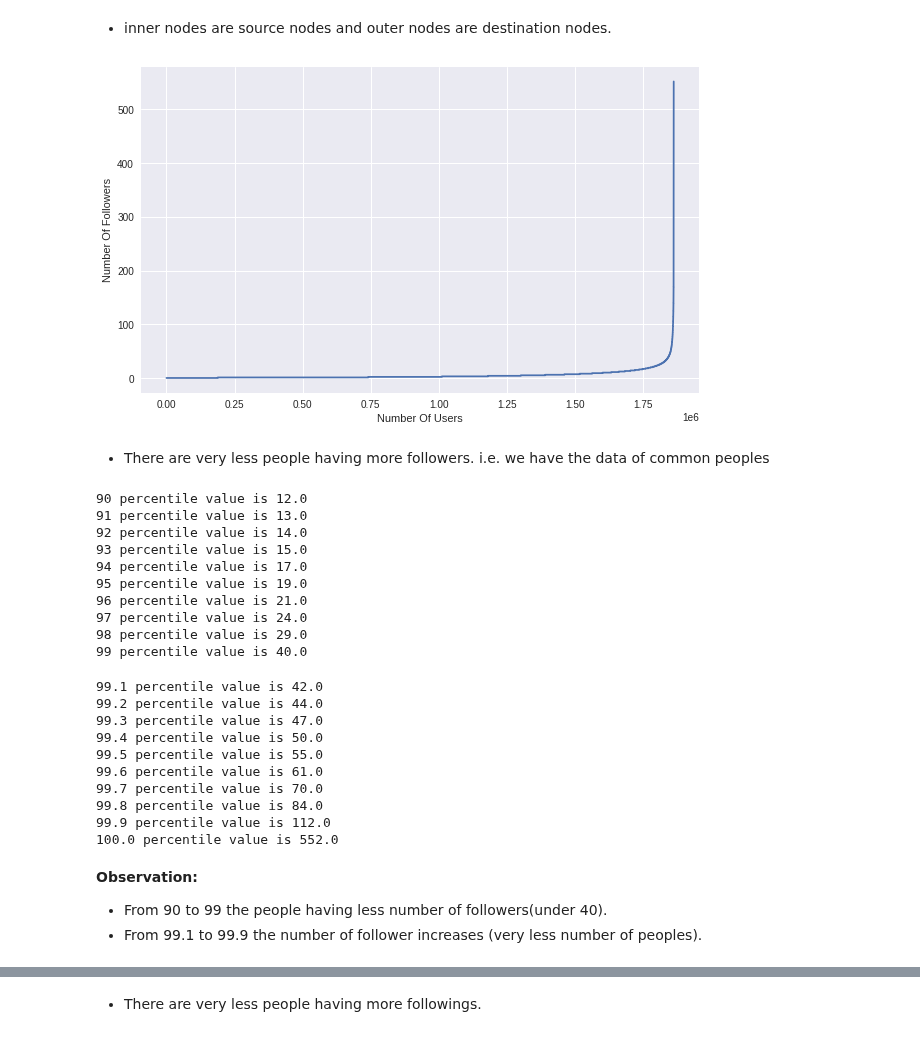
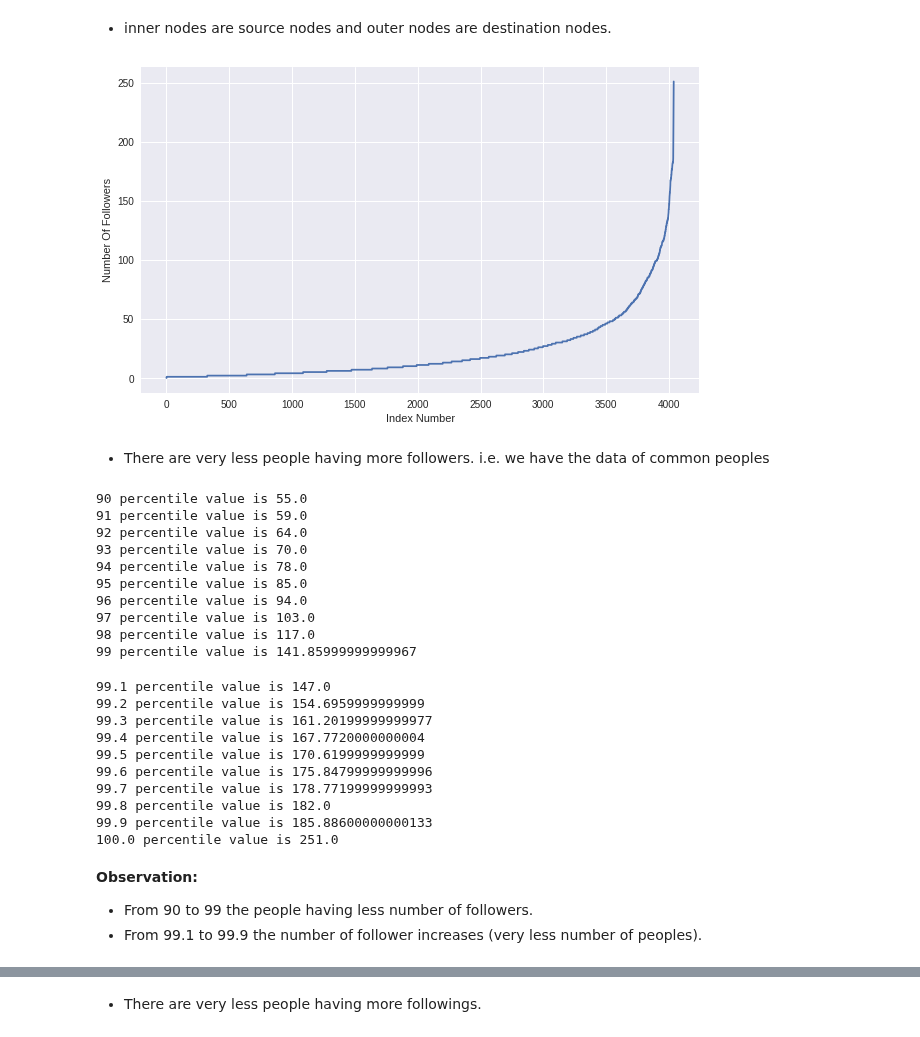
Before and after one commit to JayantGoel001/GraphsAndSocialNetworkAnalytics, a Jupyter notebook: Project/Link_Prediction_on_Facebook_Recruiting_Dataset.ipynb, the cells around one changed output, grey strips where cells are left out. Drawn from its saved outputs; the diff is of its cells as text; code cells hidden in the pictures.

```diff
--- a/Project/Link_Prediction_on_Facebook_Recruiting_Dataset.ipynb
+++ b/Project/Link_Prediction_on_Facebook_Recruiting_Dataset.ipynb
@@ -34,6 +33,6 @@ import pickle
 import os
 # %%
-df_train=pd.read_csv('train.csv')
+df_train=pd.read_csv('Facebook.csv')
 df_train.head()
 # %% [output]
 |  | source_node | destination_node |
@@ -80,5 +58,3 @@ pickle.dump(G,open('Graph.pkl','wb+'))
-# %%
-G = pickle.load(open('Graph.pkl',"rb+"))
 # %% [markdown]
 ### Basic Information of graph.
 # %%
@@ -112,12 +88,12 @@ outdegree_dist = list(dict_out.values())
 # %%
 indegree_dist.sort()
 plt.figure(figsize=(10,6))
 plt.plot(indegree_dist)
-plt.xlabel('Number Of Users')
+plt.xlabel('Index Number')
 plt.ylabel('Number Of Followers')
 plt.show()
 # %% [output]
-[figure, old version]
+[figure, new version]
 # %% [markdown]
 * There are very less people having more followers. i.e. we have the data of common peoples
 # %%
@@ -125,35 +101,35 @@ plt.show()
 for i in range(0,10):
     print(90+i,'percentile value is',np.percentile(indegree_dist,90+i))
 # %% [output]
-90 percentile value is 12.0
-91 percentile value is 13.0
-92 percentile value is 14.0
-93 percentile value is 15.0
-94 percentile value is 17.0
-95 percentile value is 19.0
-96 percentile value is 21.0
-97 percentile value is 24.0
-98 percentile value is 29.0
-99 percentile value is 40.0
+90 percentile value is 55.0
+91 percentile value is 59.0
+92 percentile value is 64.0
+93 percentile value is 70.0
+94 percentile value is 78.0
+95 percentile value is 85.0
+96 percentile value is 94.0
+97 percentile value is 103.0
+98 percentile value is 117.0
+99 percentile value is 141.85999999999967
 # %%
 # 99-100 percentile
 for i in range(1,11,1):
     print(99+(i/10),'percentile value is',np.percentile(indegree_dist,99+(i/10)))
 # %% [output]
-99.1 percentile value is 42.0
-99.2 percentile value is 44.0
-99.3 percentile value is 47.0
-99.4 percentile value is 50.0
-99.5 percentile value is 55.0
-99.6 percentile value is 61.0
-99.7 percentile value is 70.0
-99.8 percentile value is 84.0
-99.9 percentile value is 112.0
-100.0 percentile value is 552.0
+99.1 percentile value is 147.0
+99.2 percentile value is 154.6959999999999
+99.3 percentile value is 161.20199999999977
+99.4 percentile value is 167.7720000000004
+99.5 percentile value is 170.6199999999999
+99.6 percentile value is 175.84799999999996
+99.7 percentile value is 178.77199999999993
+99.8 percentile value is 182.0
+99.9 percentile value is 185.88600000000133
+100.0 percentile value is 251.0
 # %% [markdown]
 **Observation:**
 
-* From 90 to 99 the people having less number of followers(under 40).
+* From 90 to 99 the people having less number of followers.
 * From 99.1 to 99.9 the number of follower increases (very less number of peoples).
 # %%
 outdegree_dist.sort()
```
Also changed, not shown: parts of 107 cells of this notebook.
